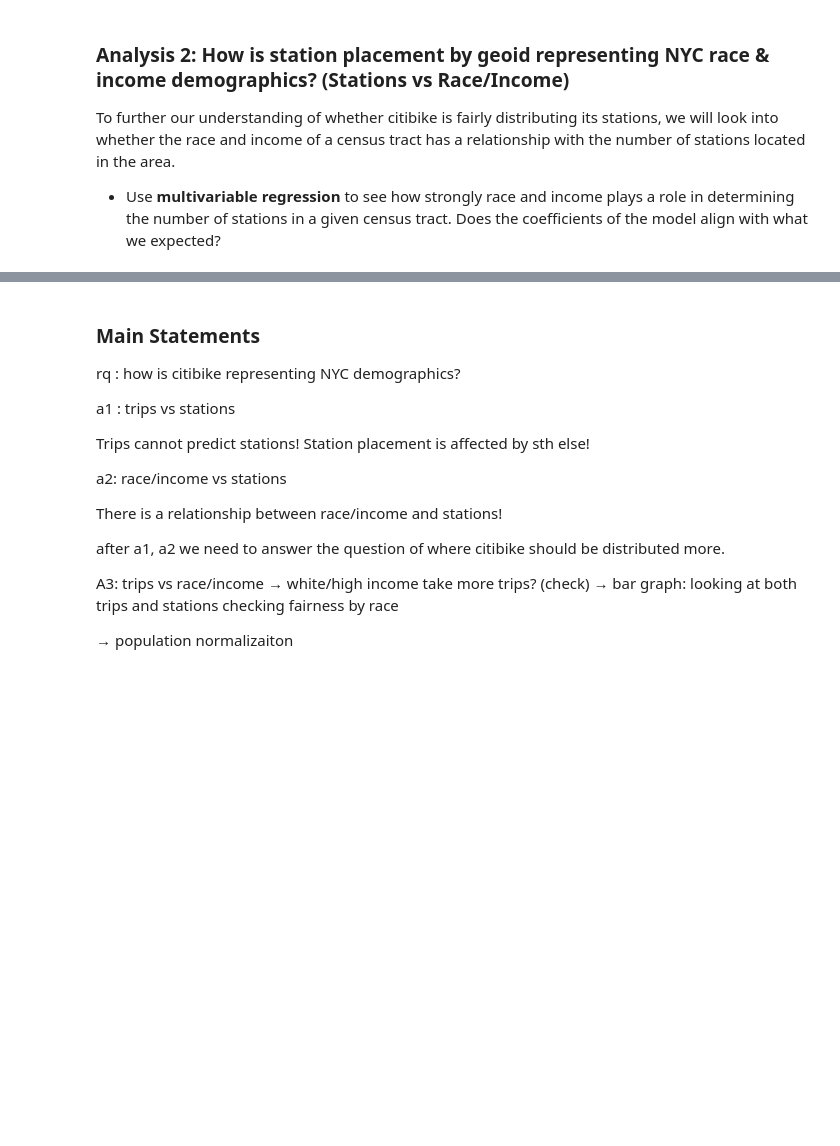
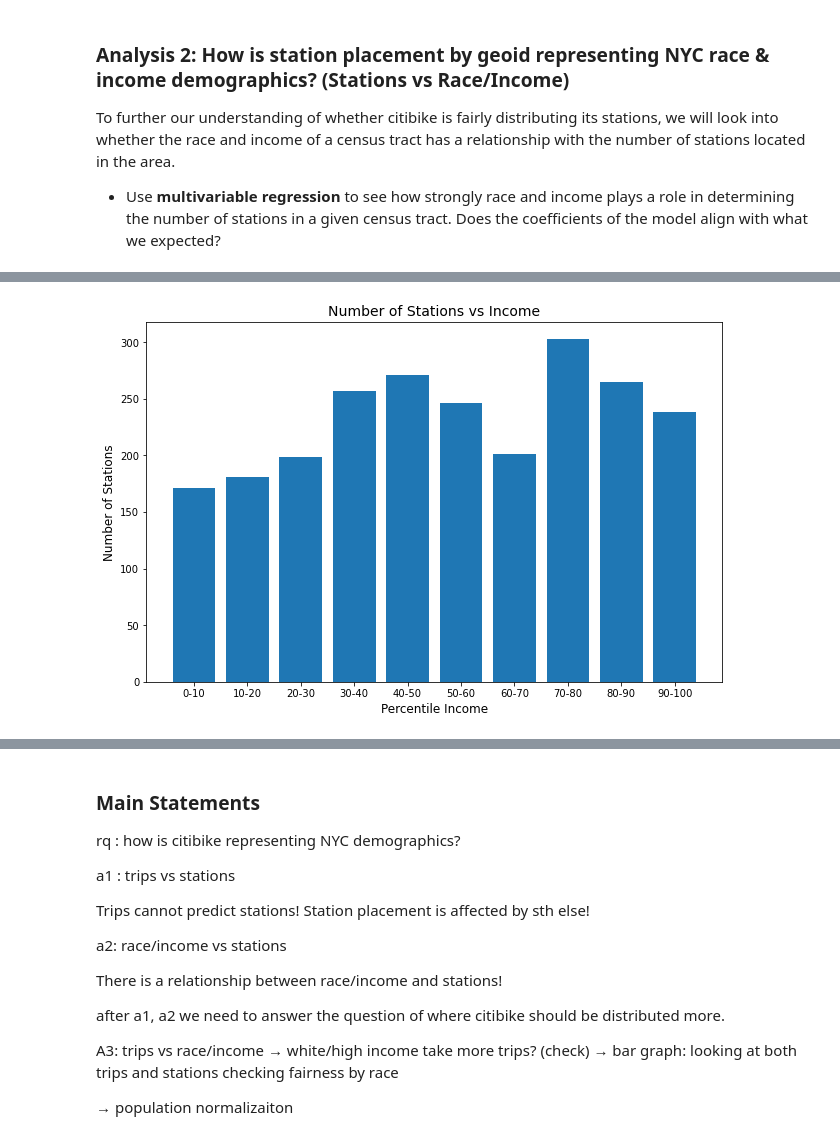
Before and after one commit to shljessie/INFO-2950, a Jupyter notebook: project_phase_submissions/final.ipynb, the cells around one changed output, grey strips where cells are left out. Cells and saved outputs as stored; diff of their text form; code cells hidden in the pictures; blank space fills up the shorter version.

```diff
--- a/project_phase_submissions/final.ipynb
+++ b/project_phase_submissions/final.ipynb
@@ -1009,0 +770,26 @@ From these bar charts, we can see that the census tracts that had seven, eight,
+# %%
+income = race_st_df['2017_median_income']
+race_st_df['2017_median_income'].describe()
+df_income = DataFrame (w_list,columns=['White Percentage'])
+# %%
+tenth = race_st_df[(race_st_df['2017_median_income']> 13207) & (race_st_df['2017_median_income']<np.percentile(income, 10))].num_stations.sum()
+bw_10_20 = race_st_df[(race_st_df['2017_median_income']> np.percentile(income, 10)) & (race_st_df['2017_median_income']<=np.percentile(income, 20))].num_stations.sum()
+bw_20_30 = race_st_df[(race_st_df['2017_median_income']> np.percentile(income, 20)) & (race_st_df['2017_median_income']<=np.percentile(income, 30))].num_stations.sum()
+bw_30_40 = race_st_df[(race_st_df['2017_median_income']> np.percentile(income, 30)) & (race_st_df['2017_median_income']<=np.percentile(income, 40))].num_stations.sum()
+bw_40_50 = race_st_df[(race_st_df['2017_median_income']> np.percentile(income, 40)) & (race_st_df['2017_median_income']<=np.percentile(income, 50))].num_stations.sum()
+bw_50_60 = race_st_df[(race_st_df['2017_median_income']> np.percentile(income, 50)) & (race_st_df['2017_median_income']<=np.percentile(income, 60))].num_stations.sum()
+bw_60_70 = race_st_df[(race_st_df['2017_median_income']> np.percentile(income, 60)) & (race_st_df['2017_median_income']<=np.percentile(income, 70))].num_stations.sum()
+bw_70_80 = race_st_df[(race_st_df['2017_median_income']> np.percentile(income, 70)) & (race_st_df['2017_median_income']<=np.percentile(income, 80))].num_stations.sum()
+bw_80_90 = race_st_df[(race_st_df['2017_median_income']> np.percentile(income, 80)) & (race_st_df['2017_median_income']<=np.percentile(income, 90))].num_stations.sum()
+bw_90_100 = race_st_df[(race_st_df['2017_median_income']> np.percentile(income, 90)) & (race_st_df['2017_median_income']<=np.percentile(income, 100))].num_stations.sum()
+fig = plt.figure(figsize = (8,5))
+ax = fig.add_axes([0,0,1,1])
+y = ['0-10','10-20', '20-30', '30-40','40-50','50-60','60-70','70-80','80-90','90-100']
+x = [tenth, bw_10_20, bw_20_30, bw_30_40, bw_40_50, bw_50_60, bw_60_70, bw_70_80, bw_80_90, bw_90_100]
+plt.bar(y,x)
+plt.title('Number of Stations vs Income', fontsize = 14)
+plt.xlabel('Percentile Income', fontsize = 12)
+plt.ylabel('Number of Stations', fontsize = 12)
+plt.show()
+# %% [output]
+[figure, added]
```
Also changed, not shown: parts of 65 cells of this notebook.
